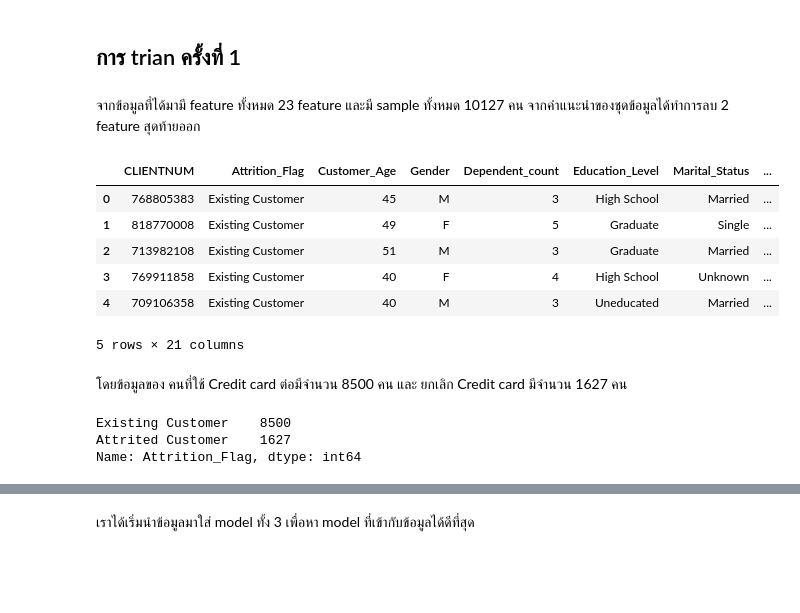
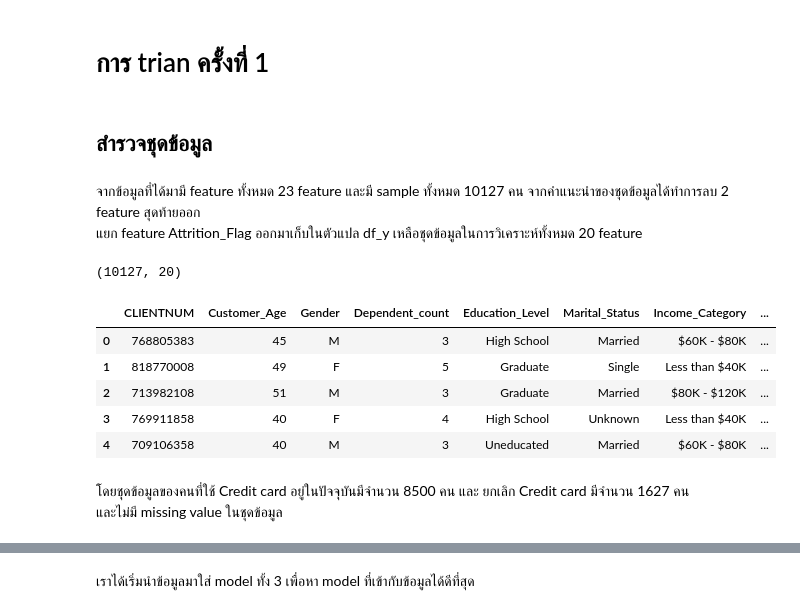
Before and after one commit to Kla10011/FRA503-MACHINE-LEARNING, a Jupyter notebook: HW_2_6351_card/HW_2_6351.ipynb, the cells around one changed output, grey strips where cells are left out. Saved outputs shown, nothing was run; the diff lists cells and outputs as text; code cells hidden in the pictures; blank space fills up the shorter version.

```diff
--- a/HW_2_6351_card/HW_2_6351.ipynb
+++ b/HW_2_6351_card/HW_2_6351.ipynb
@@ -1,30 +1,30 @@
 # %% [markdown]
-## การ trian ครั้งที่ 1
+# การ trian ครั้งที่ 1
+# %% [markdown]
+## สำรวจชุดข้อมูล
 # %% [markdown]
-จากข้อมูลที่ได้มามี feature ทั้งหมด 23 feature และมี sample ทั้งหมด 10127 คน จากคำแนะนำของชุดข้อมูลได้ทำการลบ 2 feature สุดท้ายออก
+จากข้อมูลที่ได้มามี feature ทั้งหมด 23 feature และมี sample ทั้งหมด 10127 คน จากคำแนะนำของชุดข้อมูลได้ทำการลบ 2 feature สุดท้ายออก<br>
+แยก feature Attrition_Flag ออกมาเก็บในตัวแปล df_y เหลือชุดข้อมูลในการวิเคราะห์ทั้งหมด 20 feature
 # %%
 import pandas as pd
 import seaborn as sns
 from sklearn.linear_model import LogisticRegression
 import matplotlib.pyplot as plt
+import numpy as np
 df = pd.read_csv('credit_card_churn.csv',sep=',')
 df.columns = ["CLIENTNUM","Attrition_Flag","Customer_Age","Gender","Dependent_count","Education_Level","Marital_Status","Income_Category","Card_Category","Months_on_book","Total_Relationship_Count","Months_Inactive_12_mon","Contacts_Count_12_mon","Credit_Limit","Total_Revolving_Bal","Avg_Open_To_Buy","Total_Amt_Chng_Q4_Q1","Total_Trans_Amt","Total_Trans_Ct","Total_Ct_Chng_Q4_Q1","Avg_Utilization_Ratio","Naive_Bayes_Classifier_Attrition_Flag_Card_Category_Contacts_Count_12_mon_Dependent_count_Education_Level_Months_Inactive_12_mon_1","Naive_Bayes_Classifier_Attrition_Flag_Card_Category_Contacts_Count_12_mon_Dependent_count_Education_Level_Months_Inactive_12_mon_2"]
-df = df.drop(["Naive_Bayes_Classifier_Attrition_Flag_Card_Category_Contacts_Count_12_mon_Dependent_count_Education_Level_Months_Inactive_12_mon_1","Naive_Bayes_Classifier_Attrition_Flag_Card_Category_Contacts_Count_12_mon_Dependent_count_Education_Level_Months_Inactive_12_mon_2"],axis = 1)
+df_y = df["Attrition_Flag"]
+df = df.drop(["Attrition_Flag","Naive_Bayes_Classifier_Attrition_Flag_Card_Category_Contacts_Count_12_mon_Dependent_count_Education_Level_Months_Inactive_12_mon_1","Naive_Bayes_Classifier_Attrition_Flag_Card_Category_Contacts_Count_12_mon_Dependent_count_Education_Level_Months_Inactive_12_mon_2"],axis = 1)
+print(df.shape)
 df.head()
-# df.shape
 # %% [output]
+(10127, 20)
-|  | CLIENTNUM | Attrition_Flag | Customer_Age | Gender | Dependent_count | Education_Level | Marital_Status | ... |
-| 0 | 768805383 | Existing Customer | 45 | M | 3 | High School | Married | ... |
-| 1 | 818770008 | Existing Customer | 49 | F | 5 | Graduate | Single | ... |
-| 2 | 713982108 | Existing Customer | 51 | M | 3 | Graduate | Married | ... |
-| 3 | 769911858 | Existing Customer | 40 | F | 4 | High School | Unknown | ... |
-| 4 | 709106358 | Existing Customer | 40 | M | 3 | Uneducated | Married | ... |
+|  | CLIENTNUM | Customer_Age | Gender | Dependent_count | Education_Level | Marital_Status | Income_Category | ... |
+| 0 | 768805383 | 45 | M | 3 | High School | Married | $60K - $80K | ... |
+| 1 | 818770008 | 49 | F | 5 | Graduate | Single | Less than $40K | ... |
+| 2 | 713982108 | 51 | M | 3 | Graduate | Married | $80K - $120K | ... |
+| 3 | 769911858 | 40 | F | 4 | High School | Unknown | Less than $40K | ... |
+| 4 | 709106358 | 40 | M | 3 | Uneducated | Married | $60K - $80K | ... |
-5 rows × 21 columns
 # %% [markdown]
-โดยข้อมูลของ คนที่ใช้ Credit card ต่อมีจำนวน 8500 คน และ ยกเลิก Credit card มีจำนวน 1627 คน
+โดยชุดข้อมูลของคนที่ใช้ Credit card อยู่ในปัจจุบันมีจำนวน 8500 คน และ ยกเลิก Credit card มีจำนวน 1627 คน<br>
+และไม่มี missing value ในชุดข้อมูล
-# %%
-df["Attrition_Flag"].value_counts()
-# %% [output]
-Existing Customer    8500
-Attrited Customer    1627
-Name: Attrition_Flag, dtype: int64
```
Also changed, not shown: parts of 5 cells of this notebook, 2 other files.
